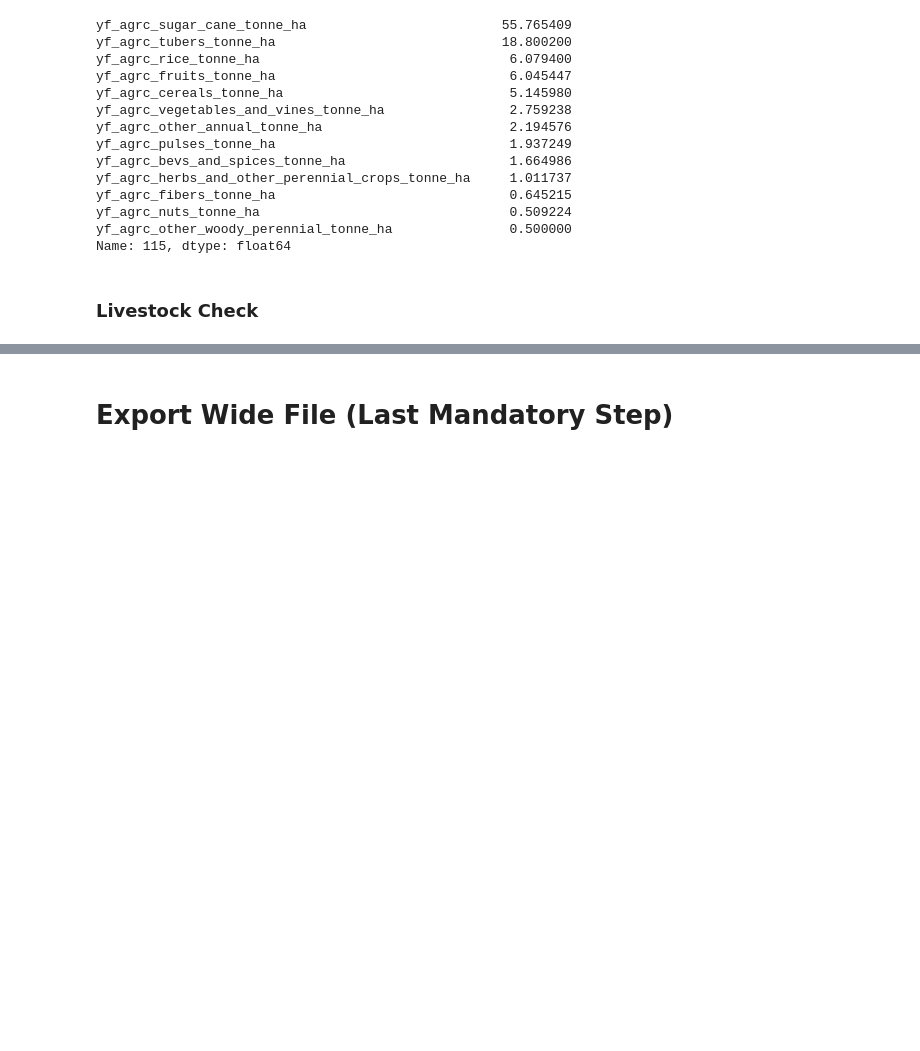
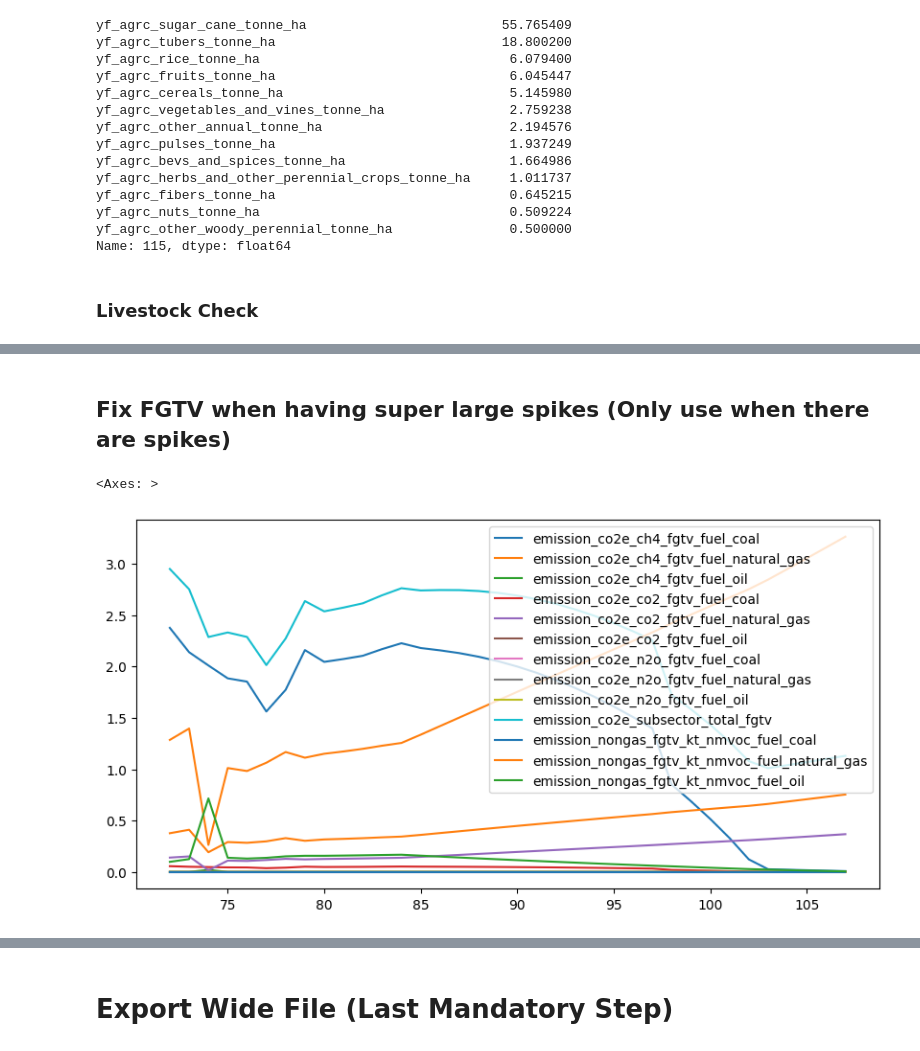
Before and after one commit to sisepuede-framework/ssp_bulgaria, a Jupyter notebook: ssp_modeling/notebooks/bulgaria_manager_wb_wem_wam.ipynb, the cells around one changed output, grey strips where cells are left out. Drawn from its saved outputs; the diff is of its cells as text; code cells hidden in the pictures; blank space fills up the shorter version.

```diff
--- a/ssp_modeling/notebooks/bulgaria_manager_wb_wem_wam.ipynb
+++ b/ssp_modeling/notebooks/bulgaria_manager_wb_wem_wam.ipynb
@@ -928,0 +938,7 @@ for primary_id in primary_ids_to_plot:
+# %% [markdown]
+## Fix FGTV when having super large spikes (Only use when there are spikes)
+# %%
+df_out[df_out.primary_id==75075][[col for col in df_out.columns if 'fgtv' in col]].plot(figsize=(10,5))
+# %% [output]
+<Axes: >
+[figure, added]
```
Also changed, not shown: parts of 23 cells of this notebook, 6 other files.
